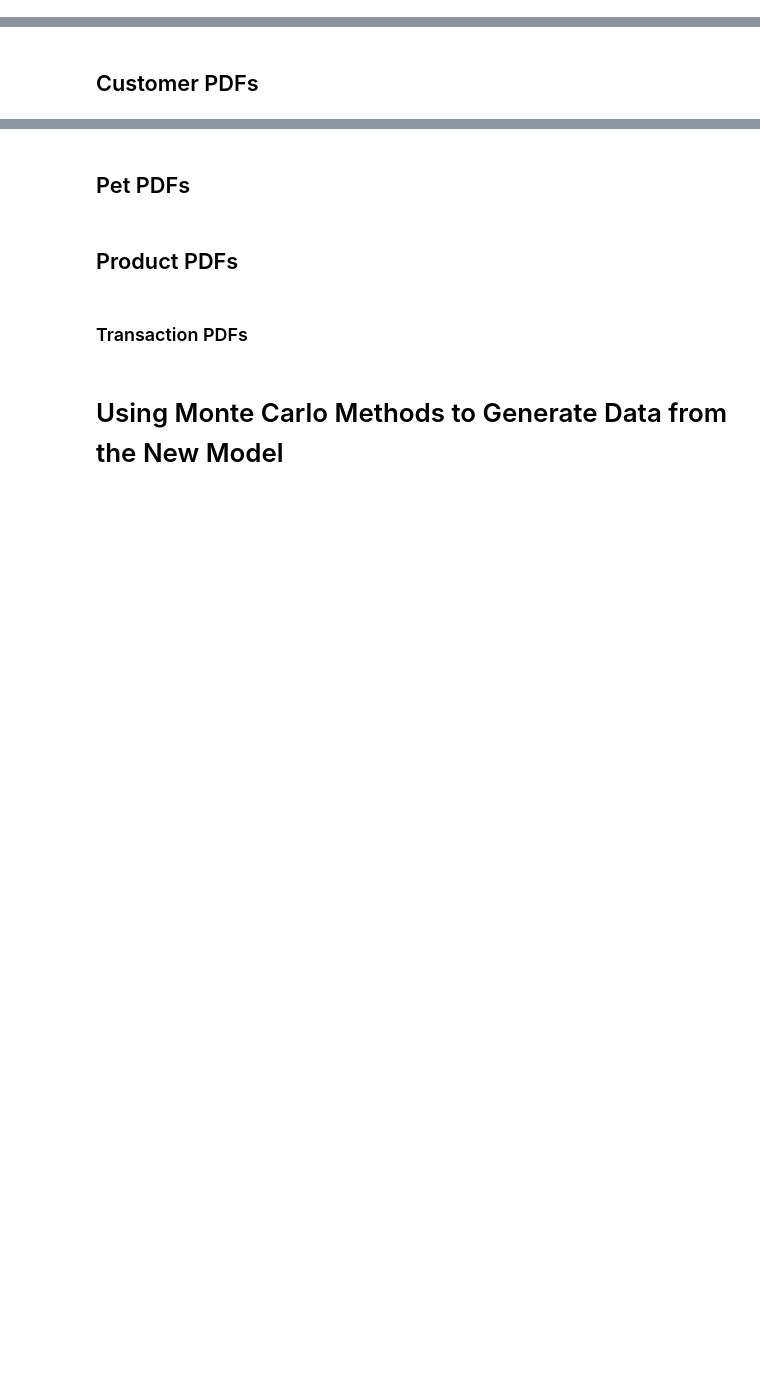
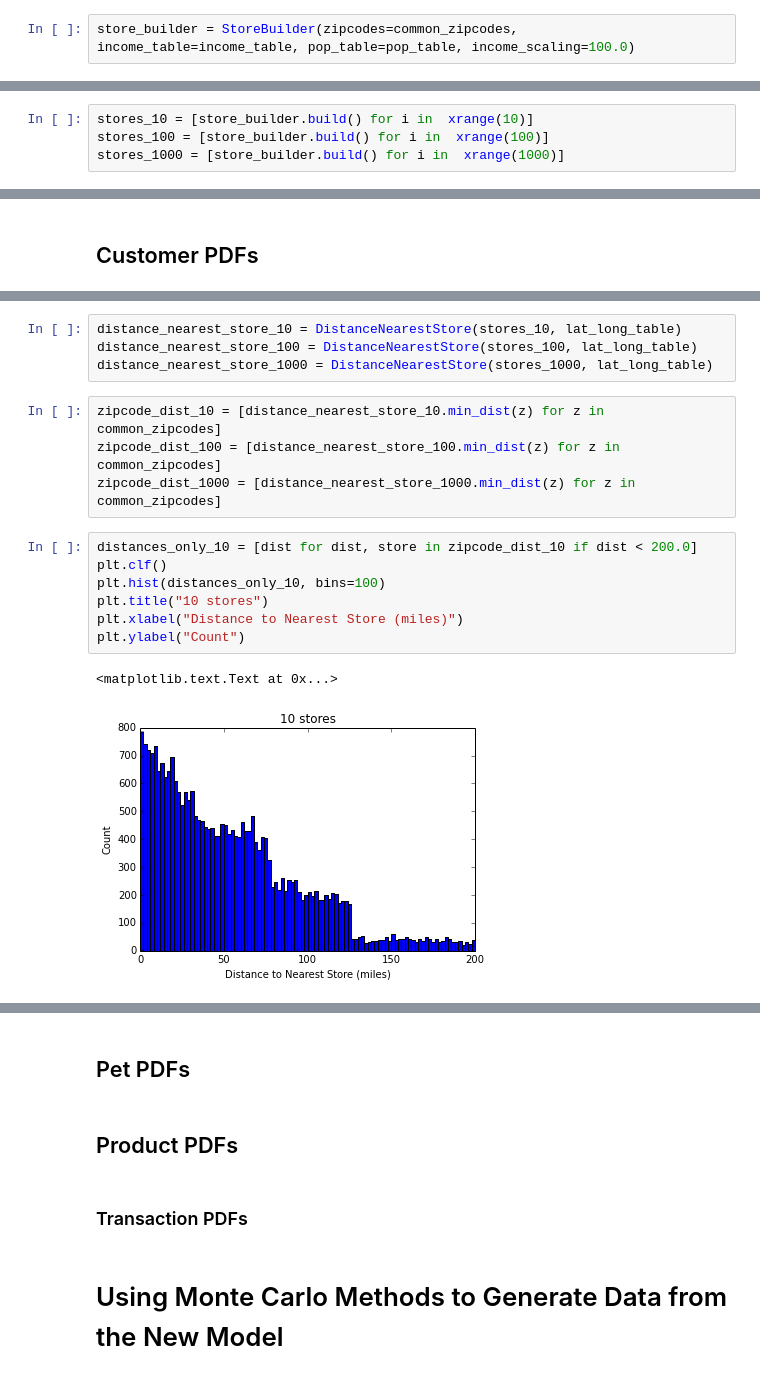
Before and after one commit to rnowling/bigpetstore-data-generator, a Jupyter notebook: notebooks/MonteCarloExample.ipynb, the cells around one changed output, grey strips where cells are left out. Cells and saved outputs as stored; diff of their text form; blank space fills up the shorter version.

```diff
--- a/notebooks/MonteCarloExample.ipynb
+++ b/notebooks/MonteCarloExample.ipynb
@@ -314,0 +366,2 @@ class StoreLocationPDF(object):
+# %%
+store_builder = StoreBuilder(zipcodes=common_zipcodes, income_table=income_table, pop_table=pop_table, income_scaling=100.0)
@@ -314,0 +370,4 @@ class StoreLocationPDF(object):
+# %%
+stores_10 = [store_builder.build() for i in  xrange(10)]
+stores_100 = [store_builder.build() for i in  xrange(100)]
+stores_1000 = [store_builder.build() for i in  xrange(1000)]
@@ -316,0 +433,18 @@ class StoreLocationPDF(object):
+# %%
+distance_nearest_store_10 = DistanceNearestStore(stores_10, lat_long_table)
+distance_nearest_store_100 = DistanceNearestStore(stores_100, lat_long_table)
+distance_nearest_store_1000 = DistanceNearestStore(stores_1000, lat_long_table)
+# %%
+zipcode_dist_10 = [distance_nearest_store_10.min_dist(z) for z in common_zipcodes]
+zipcode_dist_100 = [distance_nearest_store_100.min_dist(z) for z in common_zipcodes]
+zipcode_dist_1000 = [distance_nearest_store_1000.min_dist(z) for z in common_zipcodes]
+# %%
+distances_only_10 = [dist for dist, store in zipcode_dist_10 if dist < 200.0]
+plt.clf()
+plt.hist(distances_only_10, bins=100)
+plt.title("10 stores")
+plt.xlabel("Distance to Nearest Store (miles)")
+plt.ylabel("Count")
+# %% [output]
+<matplotlib.text.Text at 0x...>
+[figure, added]
```
Also changed, not shown: parts of 24 cells of this notebook.
